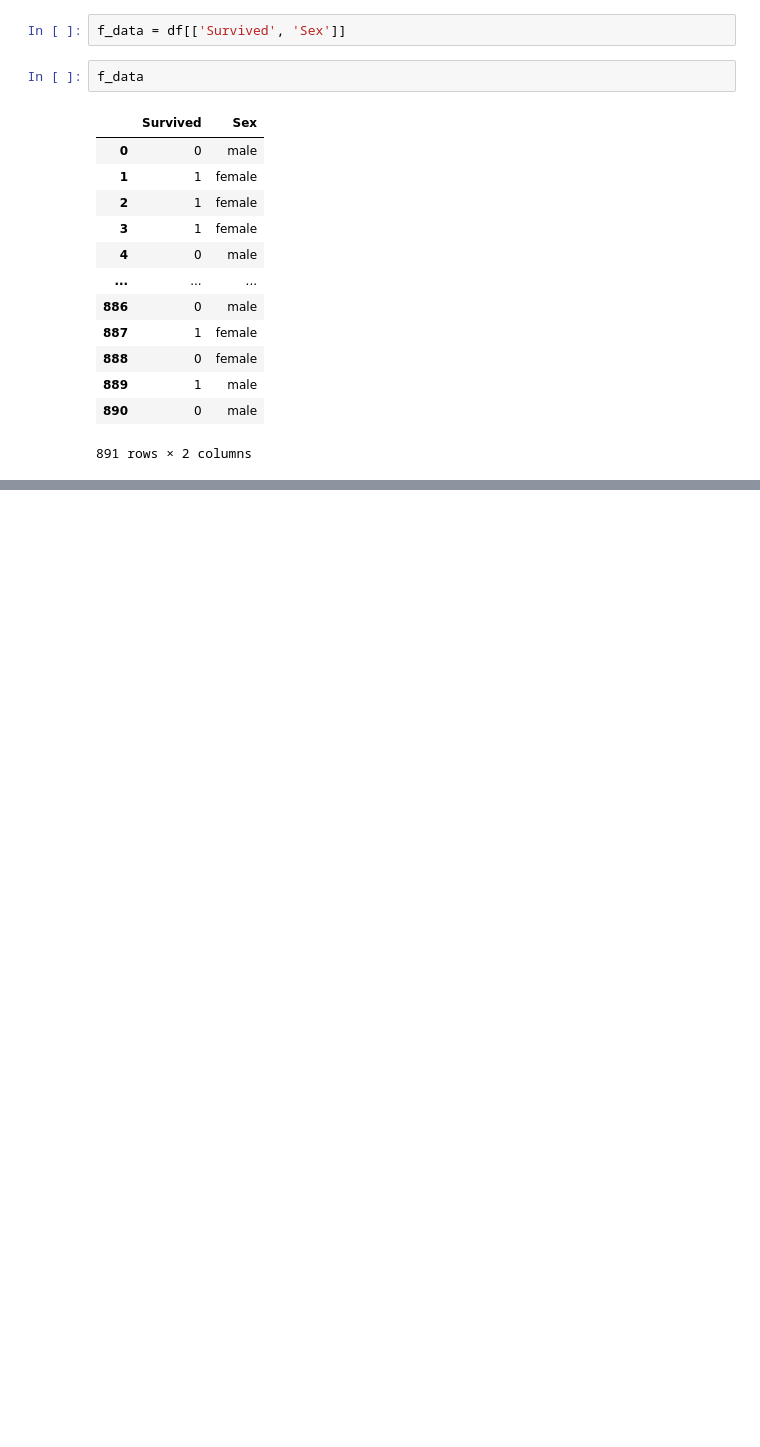
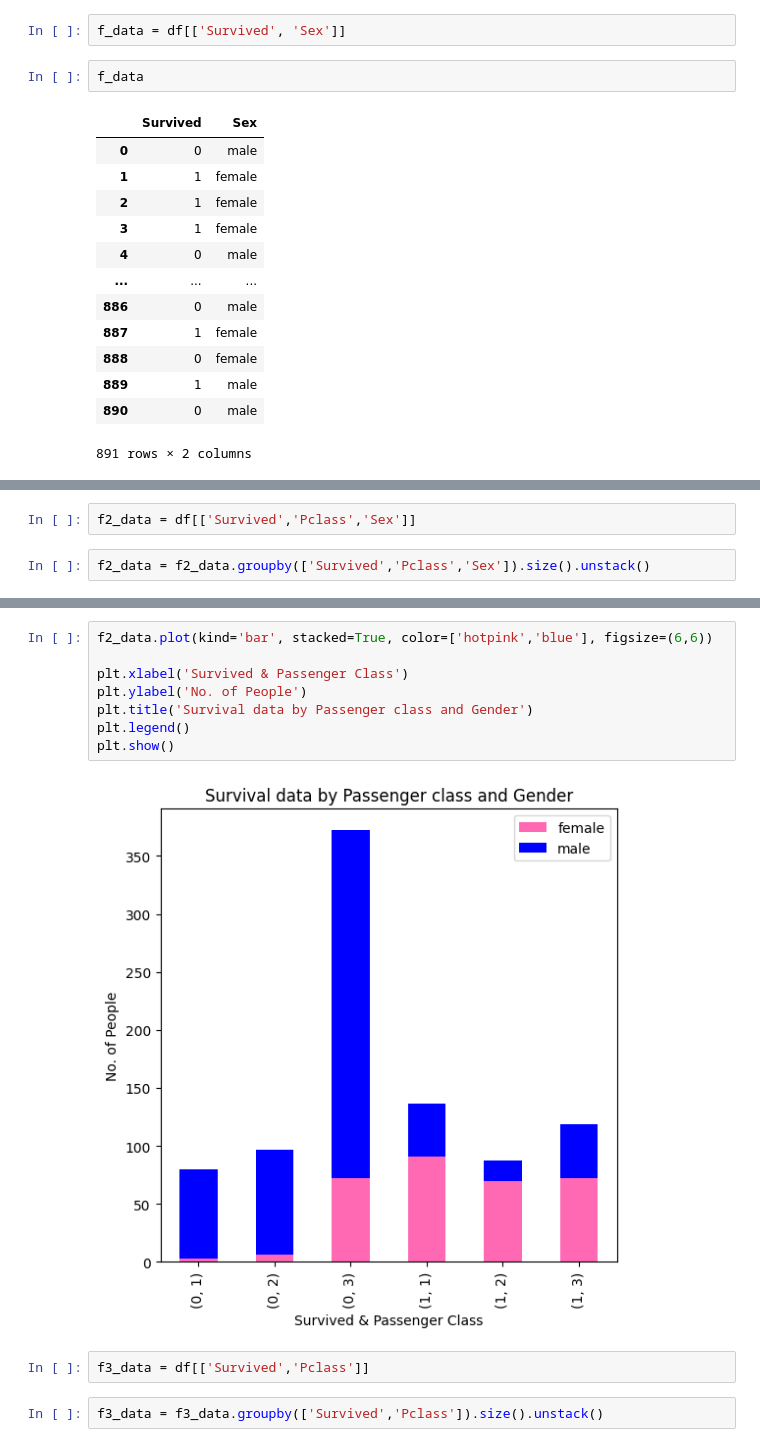
Before and after one commit to hussain00/PDS-Project, a Jupyter notebook: Project_1.ipynb, the cells around one changed output, grey strips where cells are left out. Saved outputs shown, nothing was run; the diff lists cells and outputs as text; blank space fills up the shorter version.

```diff
--- a/Project_1.ipynb
+++ b/Project_1.ipynb
@@ -85,0 +107,4 @@ import matplotlib.pyplot as plt
+# %%
+f2_data = df[['Survived','Pclass','Sex']]
+# %%
+f2_data = f2_data.groupby(['Survived','Pclass','Sex']).size().unstack()
@@ -85,0 +122,14 @@ import matplotlib.pyplot as plt
+# %%
+f2_data.plot(kind='bar', stacked=True, color=['hotpink','blue'], figsize=(6,6))
+
+plt.xlabel('Survived & Passenger Class')
+plt.ylabel('No. of People')
+plt.title('Survival data by Passenger class and Gender')
+plt.legend()
+plt.show()
+# %% [output]
+[figure, added]
+# %%
+f3_data = df[['Survived','Pclass']]
+# %%
+f3_data = f3_data.groupby(['Survived','Pclass']).size().unstack()
```
Also changed, not shown: parts of 15 cells of this notebook.
